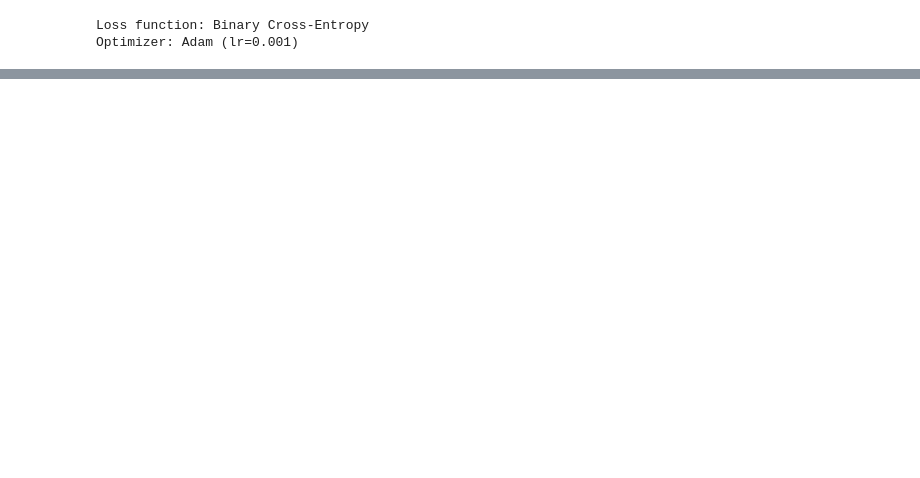
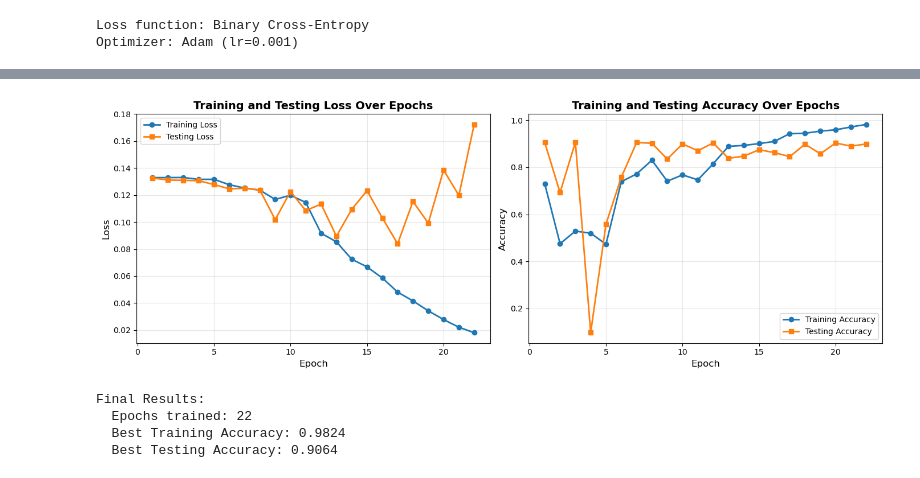
Before and after one commit to RonCodes88/insightly, a Jupyter notebook: recurrent_neural_network/RNN.ipynb, the cells around one changed output, grey strips where cells are left out. Drawn from its saved outputs; the diff is of its cells as text; code cells hidden in the pictures; blank space fills up the shorter version.

```diff
--- a/recurrent_neural_network/RNN.ipynb
+++ b/recurrent_neural_network/RNN.ipynb
@@ -790,7 +623,7 @@ custom_reviews = [
 
 for review in custom_reviews:
     sentiment, confidence, rating = predict_sentiment(
-        review, model, vocab, sequence_length, device
+        review, modelRNN, vocab, sequence_length, device
     )
 
     print(f"\nReview: {review}")
@@ -823,0 +725,18 @@ Predicted: Positive | Confidence: 0.9188 | Est. Rating: 4.84/5.0
+# %%
+# Calculate class weights for imbalanced dataset
+# Class distribution: 90.5% positive, 9.5% negative
+num_positive = np.sum(y_train == 1)
+num_negative = np.sum(y_train == 0)
+pos_weight = torch.tensor([num_negative / num_positive], dtype=torch.float32).to(device)
+
+print(f"Class distribution in training set:")
+print(f"  Positive: {num_positive} ({num_positive/len(y_train)*100:.1f}%)")
+print(f"  Negative: {num_negative} ({num_negative/len(y_train)*100:.1f}%)")
+print(f"  Positive weight: {pos_weight.item():.4f}")
+
+# Use BCEWithLogitsLoss with pos_weight to handle class imbalance
+criterion = nn.BCEWithLogitsLoss(pos_weight=pos_weight)
+optimizer = torch.optim.Adam(modelLSTM.parameters(), lr=0.001)
+
+print("\nLoss function: BCEWithLogitsLoss (with class weighting)")
+print("Optimizer: Adam (lr=0.001)")
@@ -823,0 +883,38 @@ Predicted: Positive | Confidence: 0.9188 | Est. Rating: 4.84/5.0
+# %%
+# Visualize training progress
+fig, (ax1, ax2) = plt.subplots(1, 2, figsize=(14, 5))
+
+# Use actual number of epochs trained (works with or without early stopping)
+epochs_trained = len(train_losses)
+
+# Plot losses
+ax1.plot(range(1, epochs_trained + 1), train_losses, 'o-', label='Training Loss', linewidth=2)
+ax1.plot(range(1, epochs_trained + 1), test_losses, 's-', label='Testing Loss', linewidth=2)
+ax1.set_xlabel('Epoch', fontsize=12)
+ax1.set_ylabel('Loss', fontsize=12)
+ax1.set_title('Training and Testing Loss Over Epochs', fontsize=14, fontweight='bold')
+ax1.legend()
+ax1.grid(True, alpha=0.3)
+
+# Plot accuracies
+ax2.plot(range(1, epochs_trained + 1), train_accuracies, 'o-', label='Training Accuracy', linewidth=2)
+ax2.plot(range(1, epochs_trained + 1), test_accuracies, 's-', label='Testing Accuracy', linewidth=2)
+ax2.set_xlabel('Epoch', fontsize=12)
+ax2.set_ylabel('Accuracy', fontsize=12)
+ax2.set_title('Training and Testing Accuracy Over Epochs', fontsize=14, fontweight='bold')
+ax2.legend()
+ax2.grid(True, alpha=0.3)
+
+plt.tight_layout()
+plt.show()
+
+print(f"\nFinal Results:")
+print(f"  Epochs trained: {epochs_trained}")
+print(f"  Best Training Accuracy: {max(train_accuracies):.4f}")
+print(f"  Best Testing Accuracy: {max(test_accuracies):.4f}")
+# %% [output]
+[figure, added]
+Final Results:
+  Epochs trained: 22
+  Best Training Accuracy: 0.9824
+  Best Testing Accuracy: 0.9064
```
Also changed, not shown: parts of 32 cells of this notebook.
